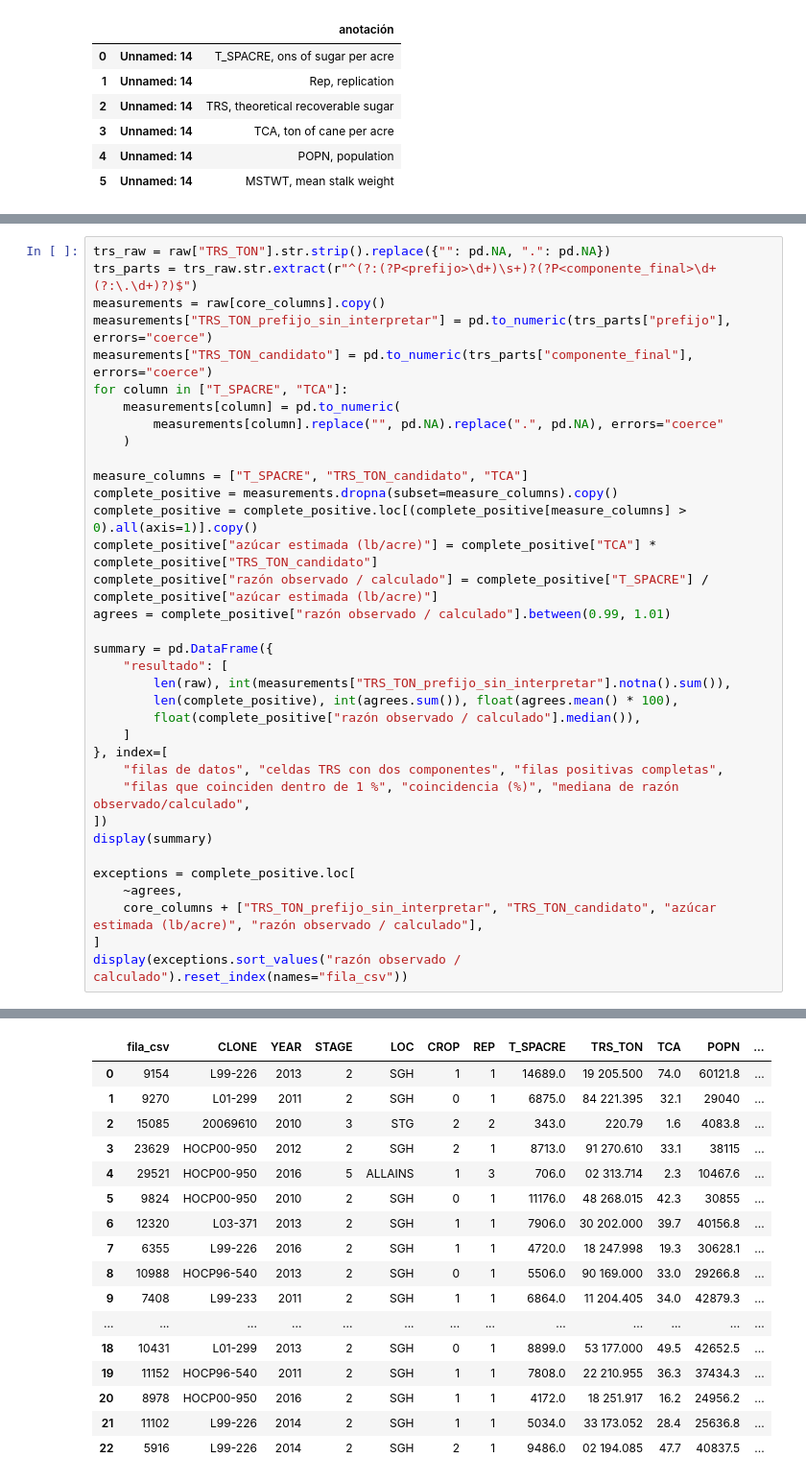
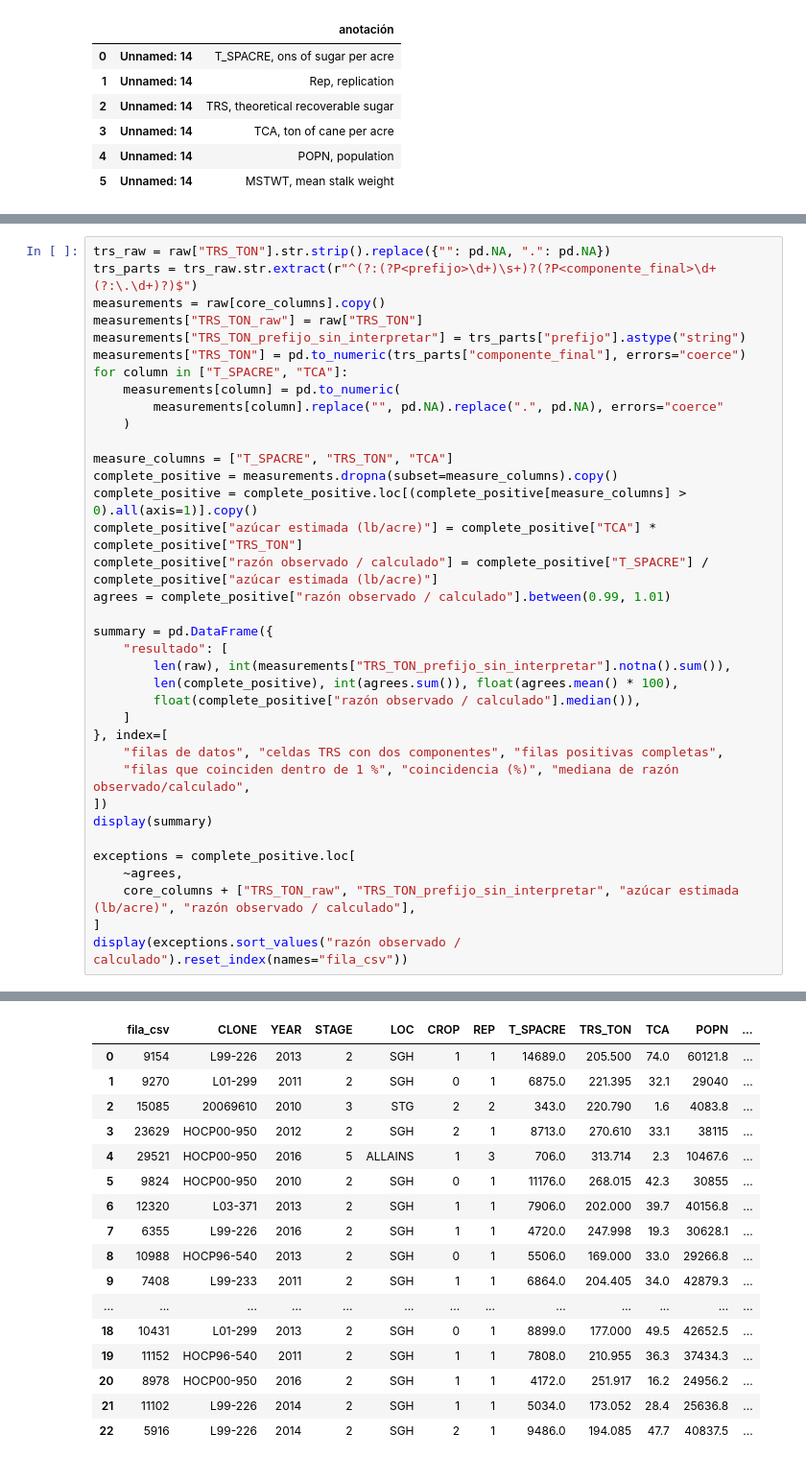
Before and after one commit to MoraVevo/prueba-tecnica-cientifico-datos-santa-ana, a Jupyter notebook: notebooks/01_revision_fuente_y_unidades.ipynb, the cells around one changed output, grey strips where cells are left out. Shown at 96% size. Cells and saved outputs as stored; diff of their text form.

```diff
--- a/notebooks/01_revision_fuente_y_unidades.ipynb
+++ b/notebooks/01_revision_fuente_y_unidades.ipynb
@@ -67,62 +67,63 @@ Si `TCA` está en toneladas de caña por acre y `TRS_TON` en libras de azúcar p
 trs_raw = raw["TRS_TON"].str.strip().replace({"": pd.NA, ".": pd.NA})
 trs_parts = trs_raw.str.extract(r"^(?:(?P<prefijo>\d+)\s+)?(?P<componente_final>\d+(?:\.\d+)?)$")
 measurements = raw[core_columns].copy()
-measurements["TRS_TON_prefijo_sin_interpretar"] = pd.to_numeric(trs_parts["prefijo"], errors="coerce")
-measurements["TRS_TON_candidato"] = pd.to_numeric(trs_parts["componente_final"], errors="coerce")
+measurements["TRS_TON_raw"] = raw["TRS_TON"]
+measurements["TRS_TON_prefijo_sin_interpretar"] = trs_parts["prefijo"].astype("string")
+measurements["TRS_TON"] = pd.to_numeric(trs_parts["componente_final"], errors="coerce")
 for column in ["T_SPACRE", "TCA"]:
     measurements[column] = pd.to_numeric(
         measurements[column].replace("", pd.NA).replace(".", pd.NA), errors="coerce"
     )
 
-measure_columns = ["T_SPACRE", "TRS_TON_candidato", "TCA"]
+measure_columns = ["T_SPACRE", "TRS_TON", "TCA"]
 complete_positive = measurements.dropna(subset=measure_columns).copy()
 complete_positive = complete_positive.loc[(complete_positive[measure_columns] > 0).all(axis=1)].copy()
-complete_positive["azúcar estimada (lb/acre)"] = complete_positive["TCA"] * complete_positive["TRS_TON_candidato"]
+complete_positive["azúcar estimada (lb/acre)"] = complete_positive["TCA"] * complete_positive["TRS_TON"]
 complete_positive["razón observado / calculado"] = complete_positive["T_SPACRE"] / complete_positive["azúcar estimada (lb/acre)"]
 agrees = complete_positive["razón observado / calculado"].between(0.99, 1.01)
 
 summary = pd.DataFrame({
     "resultado": [
         len(raw), int(measurements["TRS_TON_prefijo_sin_interpretar"].notna().sum()),
         len(complete_positive), int(agrees.sum()), float(agrees.mean() * 100),
         float(complete_positive["razón observado / calculado"].median()),
     ]
 }, index=[
     "filas de datos", "celdas TRS con dos componentes", "filas positivas completas",
     "filas que coinciden dentro de 1 %", "coincidencia (%)", "mediana de razón observado/calculado",
 ])
 display(summary)
 
 exceptions = complete_positive.loc[
     ~agrees,
-    core_columns + ["TRS_TON_prefijo_sin_interpretar", "TRS_TON_candidato", "azúcar estimada (lb/acre)", "razón observado / calculado"],
+    core_columns + ["TRS_TON_raw", "TRS_TON_prefijo_sin_interpretar", "azúcar estimada (lb/acre)", "razón observado / calculado"],
 ]
 display(exceptions.sort_values("razón observado / calculado").reset_index(names="fila_csv"))
 # %% [output]
 |  | resultado |
 | filas de datos | 29529.000000 |
 | celdas TRS con dos componentes | 10485.000000 |
 | filas positivas completas | 29340.000000 |
 | filas que coinciden dentro de 1 % | 29317.000000 |
 | coincidencia (%) | 99.921609 |
 | mediana de razón observado/calculado | 0.999975 |
 |  | fila_csv | CLONE | YEAR | STAGE | LOC | CROP | REP | T_SPACRE | TRS_TON | TCA | POPN | ... |
-| 0 | 9154 | L99-226 | 2013 | 2 | SGH | 1 | 1 | 14689.0 | 19 205.500 | 74.0 | 60121.8 | ... |
-| 1 | 9270 | L01-299 | 2011 | 2 | SGH | 0 | 1 | 6875.0 | 84 221.395 | 32.1 | 29040 | ... |
-| 2 | 15085 | 20069610 | 2010 | 3 | STG | 2 | 2 | 343.0 | 220.79 | 1.6 | 4083.8 | ... |
-| 3 | 23629 | HOCP00-950 | 2012 | 2 | SGH | 2 | 1 | 8713.0 | 91 270.610 | 33.1 | 38115 | ... |
-| 4 | 29521 | HOCP00-950 | 2016 | 5 | ALLAINS | 1 | 3 | 706.0 | 02 313.714 | 2.3 | 10467.6 | ... |
-| 5 | 9824 | HOCP00-950 | 2010 | 2 | SGH | 0 | 1 | 11176.0 | 48 268.015 | 42.3 | 30855 | ... |
-| 6 | 12320 | L03-371 | 2013 | 2 | SGH | 1 | 1 | 7906.0 | 30 202.000 | 39.7 | 40156.8 | ... |
-| 7 | 6355 | L99-226 | 2016 | 2 | SGH | 1 | 1 | 4720.0 | 18 247.998 | 19.3 | 30628.1 | ... |
-| 8 | 10988 | HOCP96-540 | 2013 | 2 | SGH | 0 | 1 | 5506.0 | 90 169.000 | 33.0 | 29266.8 | ... |
-| 9 | 7408 | L99-233 | 2011 | 2 | SGH | 1 | 1 | 6864.0 | 11 204.405 | 34.0 | 42879.3 | ... |
+| 0 | 9154 | L99-226 | 2013 | 2 | SGH | 1 | 1 | 14689.0 | 205.500 | 74.0 | 60121.8 | ... |
+| 1 | 9270 | L01-299 | 2011 | 2 | SGH | 0 | 1 | 6875.0 | 221.395 | 32.1 | 29040 | ... |
+| 2 | 15085 | 20069610 | 2010 | 3 | STG | 2 | 2 | 343.0 | 220.790 | 1.6 | 4083.8 | ... |
+| 3 | 23629 | HOCP00-950 | 2012 | 2 | SGH | 2 | 1 | 8713.0 | 270.610 | 33.1 | 38115 | ... |
+| 4 | 29521 | HOCP00-950 | 2016 | 5 | ALLAINS | 1 | 3 | 706.0 | 313.714 | 2.3 | 10467.6 | ... |
+| 5 | 9824 | HOCP00-950 | 2010 | 2 | SGH | 0 | 1 | 11176.0 | 268.015 | 42.3 | 30855 | ... |
+| 6 | 12320 | L03-371 | 2013 | 2 | SGH | 1 | 1 | 7906.0 | 202.000 | 39.7 | 40156.8 | ... |
+| 7 | 6355 | L99-226 | 2016 | 2 | SGH | 1 | 1 | 4720.0 | 247.998 | 19.3 | 30628.1 | ... |
+| 8 | 10988 | HOCP96-540 | 2013 | 2 | SGH | 0 | 1 | 5506.0 | 169.000 | 33.0 | 29266.8 | ... |
+| 9 | 7408 | L99-233 | 2011 | 2 | SGH | 1 | 1 | 6864.0 | 204.405 | 34.0 | 42879.3 | ... |
 | ... | ... | ... | ... | ... | ... | ... | ... | ... | ... | ... | ... | ... |
-| 18 | 10431 | L01-299 | 2013 | 2 | SGH | 0 | 1 | 8899.0 | 53 177.000 | 49.5 | 42652.5 | ... |
-| 19 | 11152 | HOCP96-540 | 2011 | 2 | SGH | 1 | 1 | 7808.0 | 22 210.955 | 36.3 | 37434.3 | ... |
-| 20 | 8978 | HOCP00-950 | 2016 | 2 | SGH | 1 | 1 | 4172.0 | 18 251.917 | 16.2 | 24956.2 | ... |
-| 21 | 11102 | L99-226 | 2014 | 2 | SGH | 1 | 1 | 5034.0 | 33 173.052 | 28.4 | 25636.8 | ... |
-| 22 | 5916 | L99-226 | 2014 | 2 | SGH | 2 | 1 | 9486.0 | 02 194.085 | 47.7 | 40837.5 | ... |
+| 18 | 10431 | L01-299 | 2013 | 2 | SGH | 0 | 1 | 8899.0 | 177.000 | 49.5 | 42652.5 | ... |
+| 19 | 11152 | HOCP96-540 | 2011 | 2 | SGH | 1 | 1 | 7808.0 | 210.955 | 36.3 | 37434.3 | ... |
+| 20 | 8978 | HOCP00-950 | 2016 | 2 | SGH | 1 | 1 | 4172.0 | 251.917 | 16.2 | 24956.2 | ... |
+| 21 | 11102 | L99-226 | 2014 | 2 | SGH | 1 | 1 | 5034.0 | 173.052 | 28.4 | 25636.8 | ... |
+| 22 | 5916 | L99-226 | 2014 | 2 | SGH | 2 | 1 | 9486.0 | 194.085 | 47.7 | 40837.5 | ... |
 # %% [markdown]
 ## Conclusión y alcance
 
```
Also changed, not shown: parts of 2 cells of this notebook, 8 other files.
